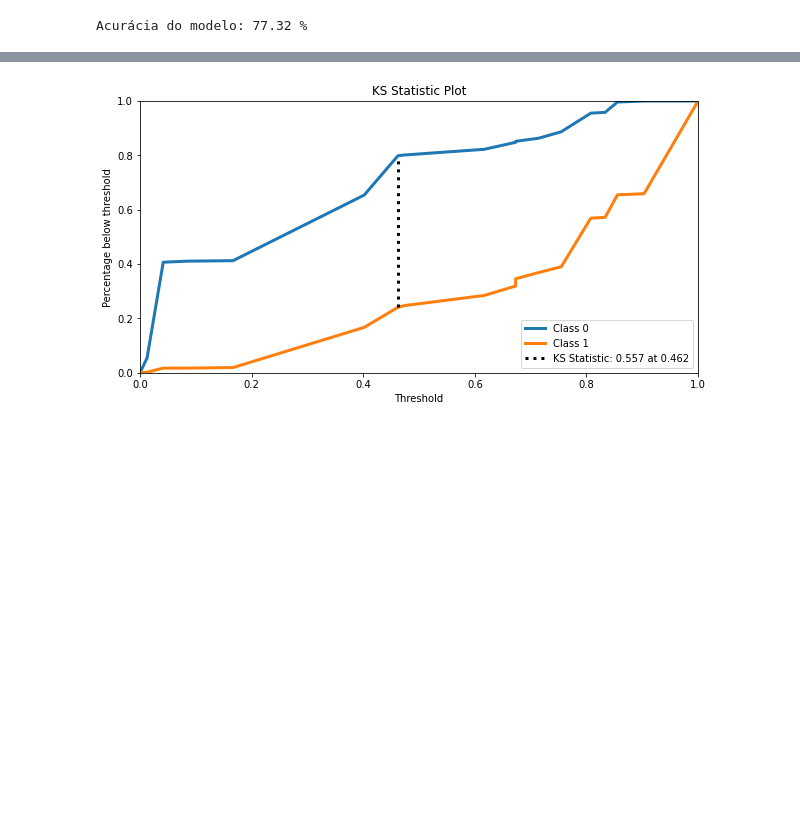
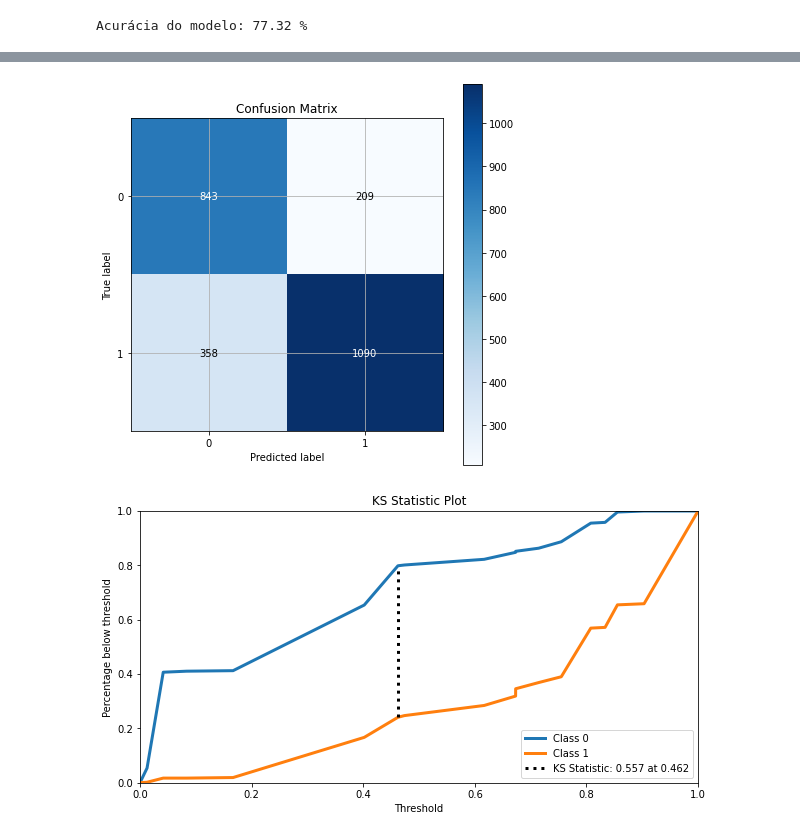
Before and after one commit to wander-asb/Estudos_ML, a Jupyter notebook: CarPrice.ipynb, the cells around one changed output, grey strips where cells are left out. Saved outputs shown, nothing was run; the diff lists cells and outputs as text; code cells hidden in the pictures; blank space fills up the shorter version.

```diff
--- a/CarPrice.ipynb
+++ b/CarPrice.ipynb
@@ -252,3 +237,8 @@ Requirement already satisfied: threadpoolctl>=2.0.0 in /usr/local/lib/python3.7/
+# %%
+skplts.plot_confusion_matrix(y_teste, previsoes, figsize=(7,7))
+plt.show()
+# %% [output]
+[figure, added]
 # %%
 target_proba = model.predict_proba(x_teste)
 skplt.metrics.plot_ks_statistic(y_teste, target_proba, figsize=(10,5))
```
Also changed, not shown: parts of 1 cell of this notebook.
